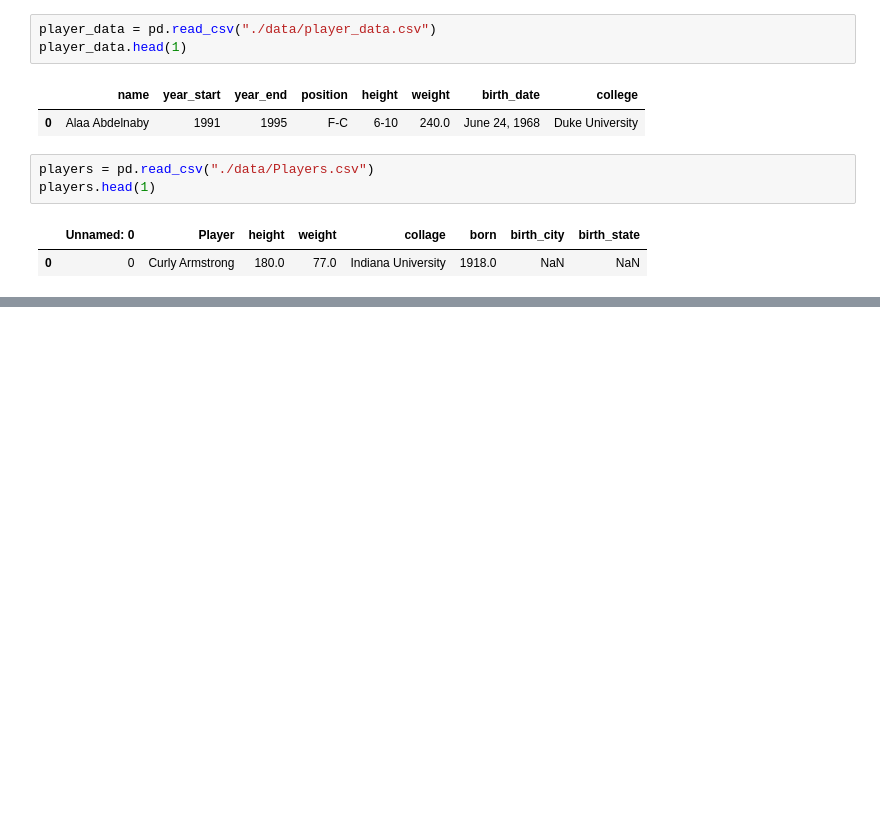
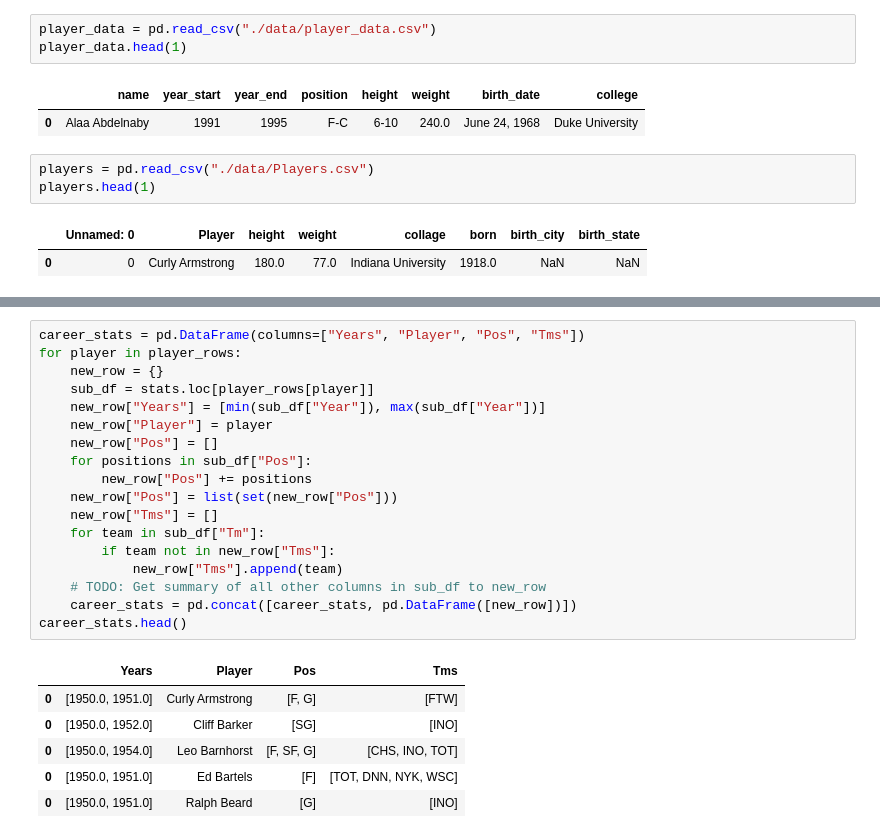
Before and after one commit to shinwookim/NBAPositionify, a Jupyter notebook: main.ipynb, the cells around one changed output, grey strips where cells are left out. Saved outputs shown, nothing was run; the diff lists cells and outputs as text; blank space fills up the shorter version.

```diff
--- a/main.ipynb
+++ b/main.ipynb
@@ -68,0 +100,25 @@ plt.show()
+# %%
+career_stats = pd.DataFrame(columns=["Years", "Player", "Pos", "Tms"])
+for player in player_rows:
+    new_row = {}
+    sub_df = stats.loc[player_rows[player]]
+    new_row["Years"] = [min(sub_df["Year"]), max(sub_df["Year"])]
+    new_row["Player"] = player
+    new_row["Pos"] = []
+    for positions in sub_df["Pos"]:
+        new_row["Pos"] += positions
+    new_row["Pos"] = list(set(new_row["Pos"]))
+    new_row["Tms"] = []
+    for team in sub_df["Tm"]:
+        if team not in new_row["Tms"]:
+            new_row["Tms"].append(team)
+    # TODO: Get summary of all other columns in sub_df to new_row
+    career_stats = pd.concat([career_stats, pd.DataFrame([new_row])])
+career_stats.head()
+# %% [output]
+|  | Years | Player | Pos | Tms |
+| 0 | [1950.0, 1951.0] | Curly Armstrong | [F, G] | [FTW] |
+| 0 | [1950.0, 1952.0] | Cliff Barker | [SG] | [INO] |
+| 0 | [1950.0, 1954.0] | Leo Barnhorst | [F, SF, G] | [CHS, INO, TOT] |
+| 0 | [1950.0, 1951.0] | Ed Bartels | [F] | [TOT, DNN, NYK, WSC] |
+| 0 | [1950.0, 1951.0] | Ralph Beard | [G] | [INO] |
```
Also changed, not shown: parts of 9 cells of this notebook.
